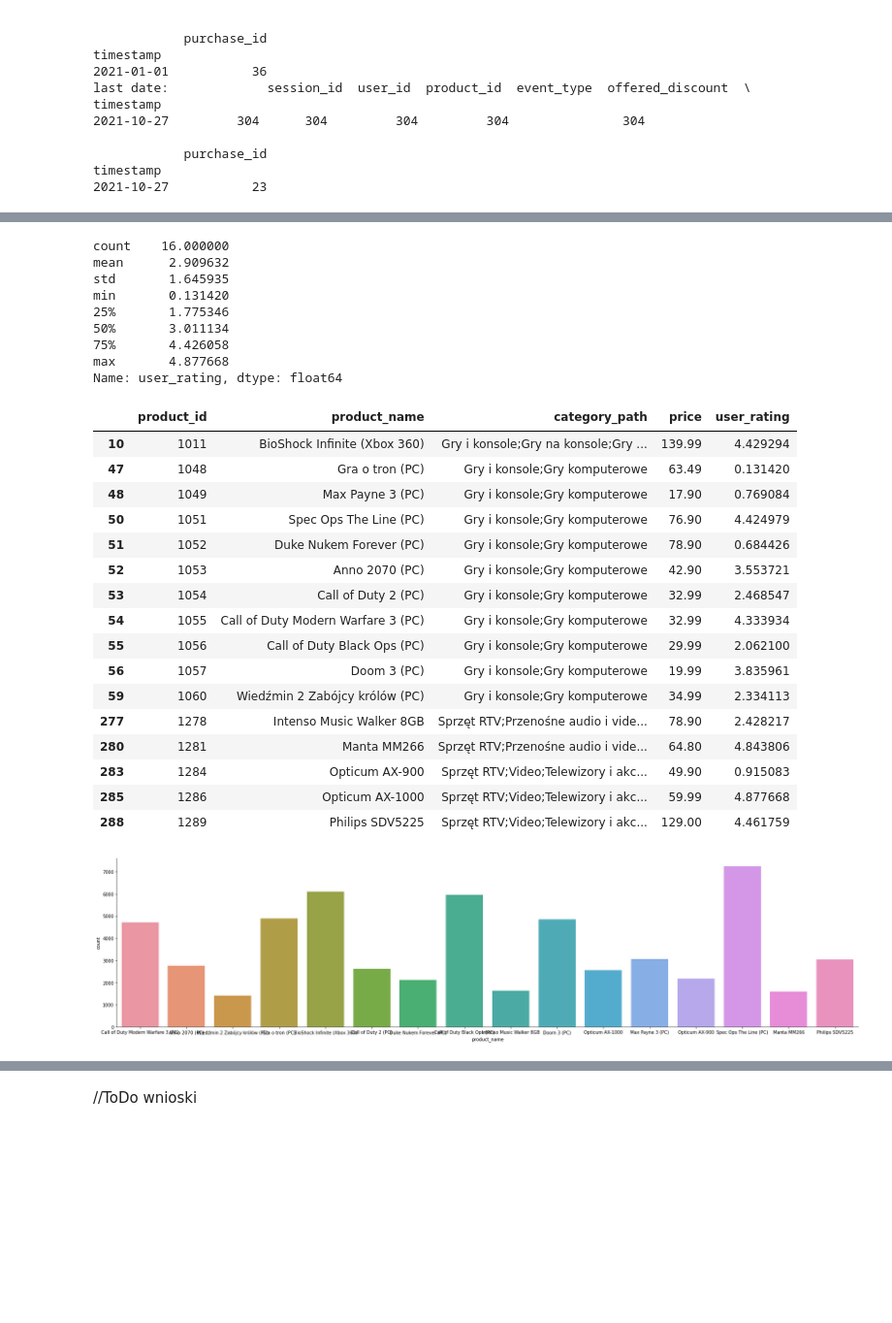
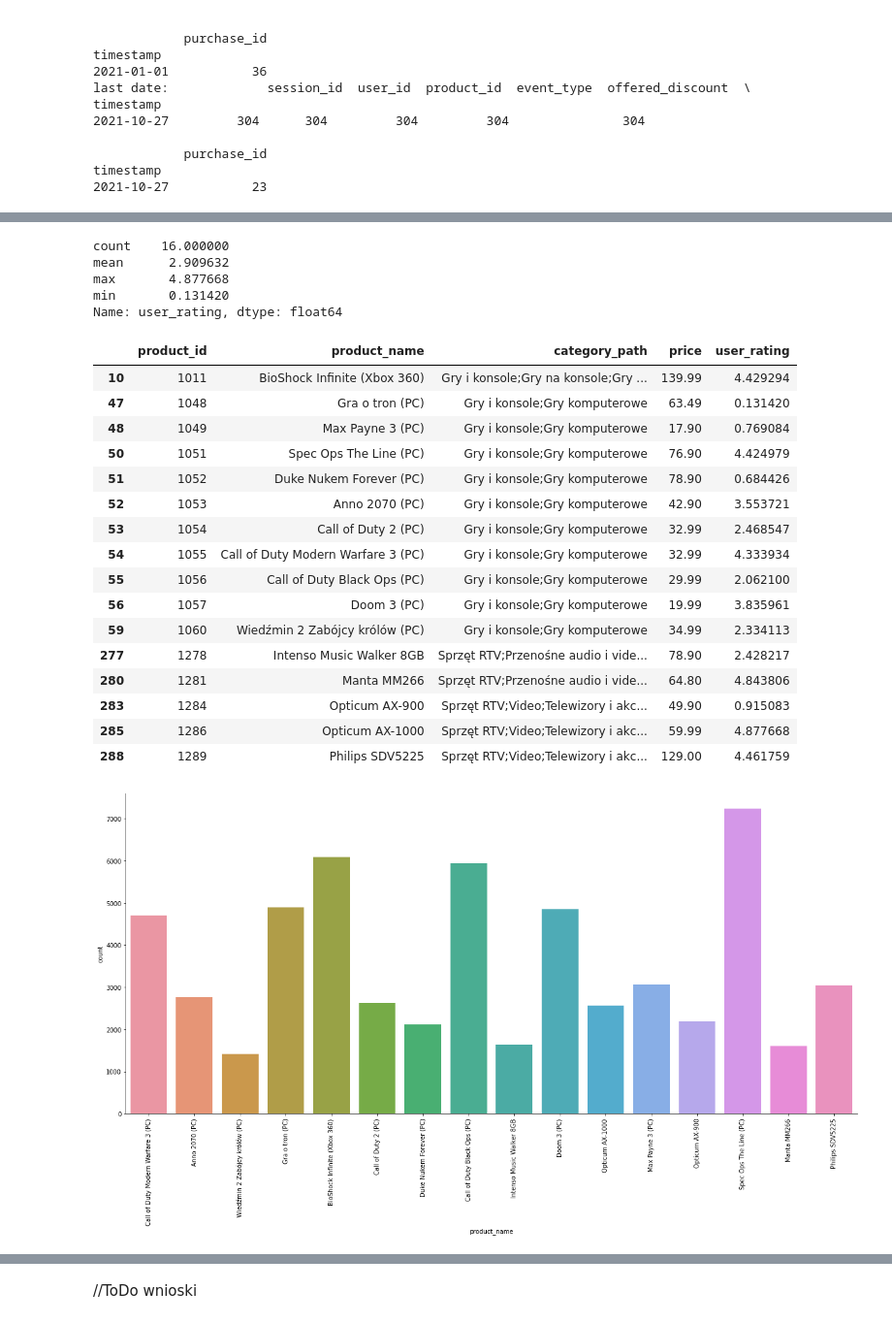
Before and after one commit to SwirtaB/IUM_Recommendation-system, a Jupyter notebook: notebooks/data_analysis.ipynb, the cells around one changed output, grey strips where cells are left out. Shown: that part at 97% size. Saved outputs shown, nothing was run; the diff lists cells and outputs as text; code cells hidden in the pictures; blank space fills up the shorter version.

```diff
--- a/notebooks/data_analysis.ipynb
+++ b/notebooks/data_analysis.ipynb
@@ -487,38 +484,36 @@ Zainteresowało nas jakie dokładnie produkty są najpopularniejsze i do jakich
 # %%
 subSessionDF = sessionsDF.groupby('product_id').filter(lambda x : len(x) > sessionsDF['product_id'].value_counts().quantile(q=0.95)).copy()
-subSessionProductDF = pd.merge(subSessionDF, productsDF, how='inner', on='product_id')
-sns.catplot(data=subSessionProductDF, kind='count', x='product_name', height=6, aspect=4)
+
+sns.catplot(data=subSessionProductDF, kind='count', x='product_name', height=8, aspect=2.2)
+plt.xticks(rotation=90) # Rotate labels to make plot more readable
+
 sns.catplot(data=subSessionProductDF, kind='count', x='category_path', height=8, aspect=2.2)
 topProductsDF = productsDF.loc[productsDF['product_id'].isin(subSessionDF['product_id'].unique())]
-print(topProductsDF['user_rating'].describe())
+print(topProductsDF['user_rating'].agg(['count', 'mean', 'max', 'min']))
 topProductsDF
 # %% [output]
 count    16.000000
 mean      2.909632
-std       1.645935
+max       4.877668
 min       0.131420
-25%       1.775346
-50%       3.011134
-75%       4.426058
-max       4.877668
 Name: user_rating, dtype: float64
 |  | product_id | product_name | category_path | price | user_rating |
 | 10 | 1011 | BioShock Infinite (Xbox 360) | Gry i konsole;Gry na konsole;Gry ... | 139.99 | 4.429294 |
 | 47 | 1048 | Gra o tron (PC) | Gry i konsole;Gry komputerowe | 63.49 | 0.131420 |
 | 48 | 1049 | Max Payne 3 (PC) | Gry i konsole;Gry komputerowe | 17.90 | 0.769084 |
 | 50 | 1051 | Spec Ops The Line (PC) | Gry i konsole;Gry komputerowe | 76.90 | 4.424979 |
 | 51 | 1052 | Duke Nukem Forever (PC) | Gry i konsole;Gry komputerowe | 78.90 | 0.684426 |
 | 52 | 1053 | Anno 2070 (PC) | Gry i konsole;Gry komputerowe | 42.90 | 3.553721 |
 | 53 | 1054 | Call of Duty 2 (PC) | Gry i konsole;Gry komputerowe | 32.99 | 2.468547 |
 | 54 | 1055 | Call of Duty Modern Warfare 3 (PC) | Gry i konsole;Gry komputerowe | 32.99 | 4.333934 |
 | 55 | 1056 | Call of Duty Black Ops (PC) | Gry i konsole;Gry komputerowe | 29.99 | 2.062100 |
 | 56 | 1057 | Doom 3 (PC) | Gry i konsole;Gry komputerowe | 19.99 | 3.835961 |
 | 59 | 1060 | Wiedźmin 2 Zabójcy królów (PC) | Gry i konsole;Gry komputerowe | 34.99 | 2.334113 |
 | 277 | 1278 | Intenso Music Walker 8GB | Sprzęt RTV;Przenośne audio i vide... | 78.90 | 2.428217 |
 | 280 | 1281 | Manta MM266 | Sprzęt RTV;Przenośne audio i vide... | 64.80 | 4.843806 |
 | 283 | 1284 | Opticum AX-900 | Sprzęt RTV;Video;Telewizory i akc... | 49.90 | 0.915083 |
 | 285 | 1286 | Opticum AX-1000 | Sprzęt RTV;Video;Telewizory i akc... | 59.99 | 4.877668 |
 | 288 | 1289 | Philips SDV5225 | Sprzęt RTV;Video;Telewizory i akc... | 129.00 | 4.461759 |
-[figure, old version]
+[figure, new version]
 [figure]
 # %% [markdown]
```
Also changed, not shown: parts of 19 cells of this notebook.
